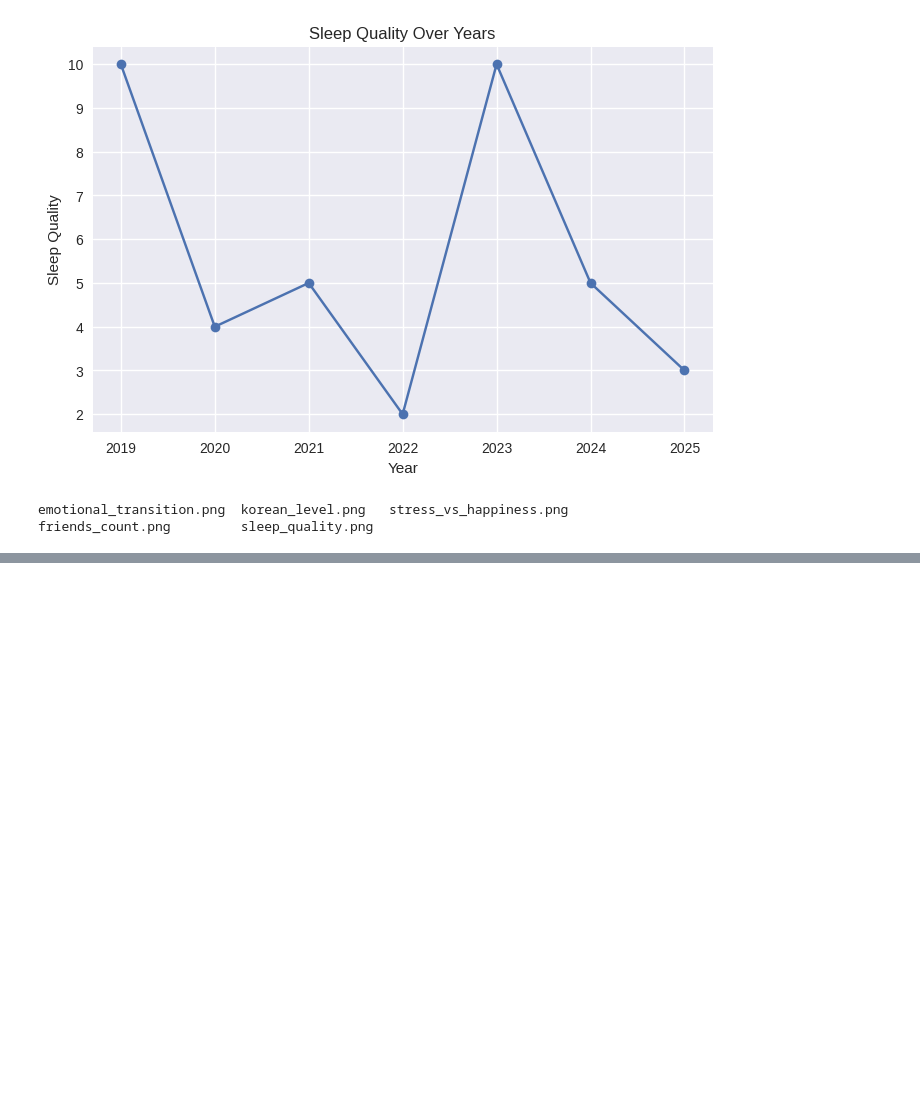
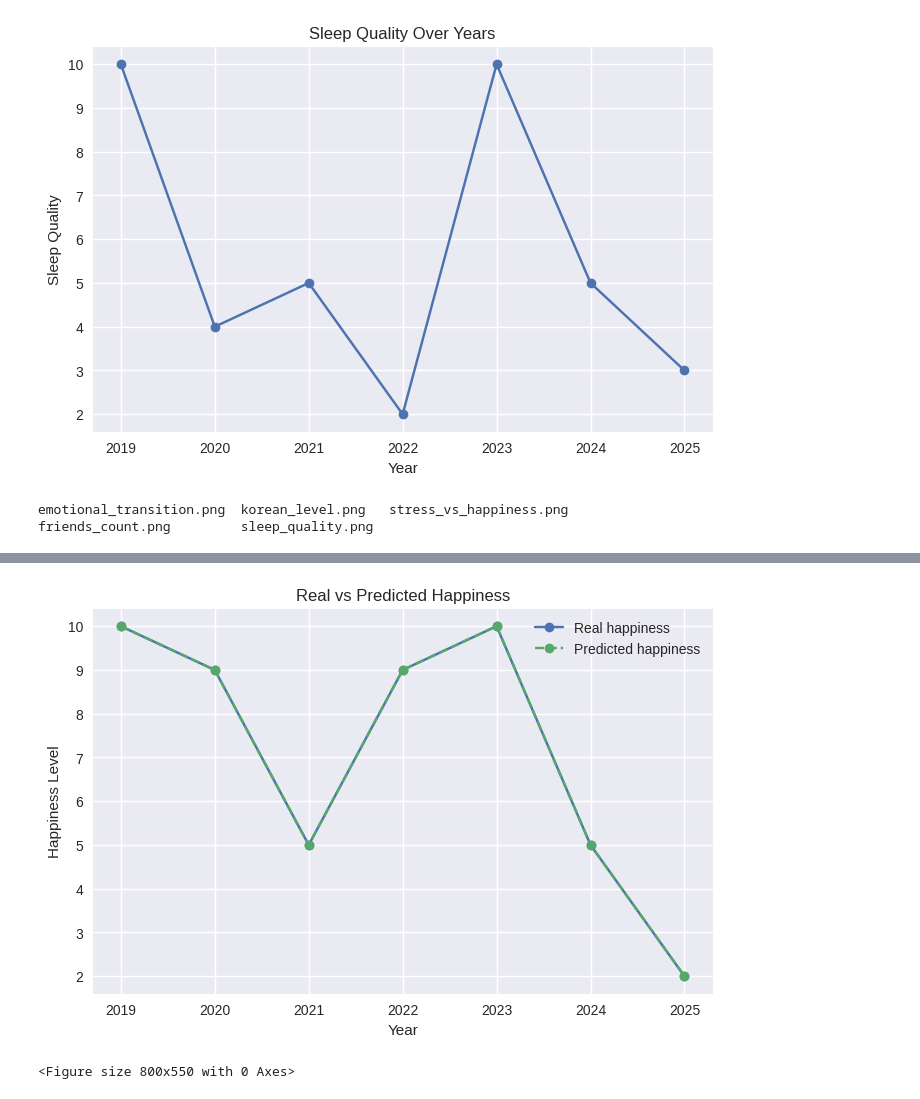
Before and after one commit to samg050213sh/kz-kr-life-journey, a Jupyter notebook: 01_data_exploration.ipynb, the cells around one changed output, grey strips where cells are left out. Drawn from its saved outputs; the diff is of its cells as text; code cells hidden in the pictures; blank space fills up the shorter version.

```diff
--- a/01_data_exploration.ipynb
+++ b/01_data_exploration.ipynb
@@ -148,0 +196,17 @@ friends_count.png         sleep_quality.png
+# %%
+from sklearn.linear_model import LinearRegression
+
+features = ['stress', 'friends_count', 'sleep_quality', 'korean_level',
+            'nostalgia_kz', 'belonging_kr']
+
+X = df[features]
+y = df['happiness']
+
+model = LinearRegression()
+model.fit(X, y)
+
+print("Coefficients:")
+for name, coef in zip(features, model.coef_):
+    print(f"{name}: {coef:.3f}")
+
+print("Intercept:", model.intercept_)
@@ -148,0 +222,3 @@ friends_count.png         sleep_quality.png
+# %%
+df['happiness_pred'] = model.predict(X)
+df[['year', 'happiness', 'happiness_pred']]
@@ -148,0 +302,15 @@ friends_count.png         sleep_quality.png
+# %%
+plt.figure(figsize=(8,5))
+plt.plot(df['year'], df['happiness'], marker='o', label='Real happiness')
+plt.plot(df['year'], df['happiness_pred'], marker='o', linestyle='--', label='Predicted happiness')
+plt.title('Real vs Predicted Happiness')
+plt.xlabel('Year')
+plt.ylabel('Happiness Level')
+plt.legend()
+plt.grid(True)
+plt.show()
+
+plt.savefig(save_path + "/real_vs_predicted_happiness.png", dpi=300, bbox_inches='tight')
+# %% [output]
+[figure, added]
+<Figure size 800x550 with 0 Axes>
```
Also changed, not shown: parts of 4 cells of this notebook.
